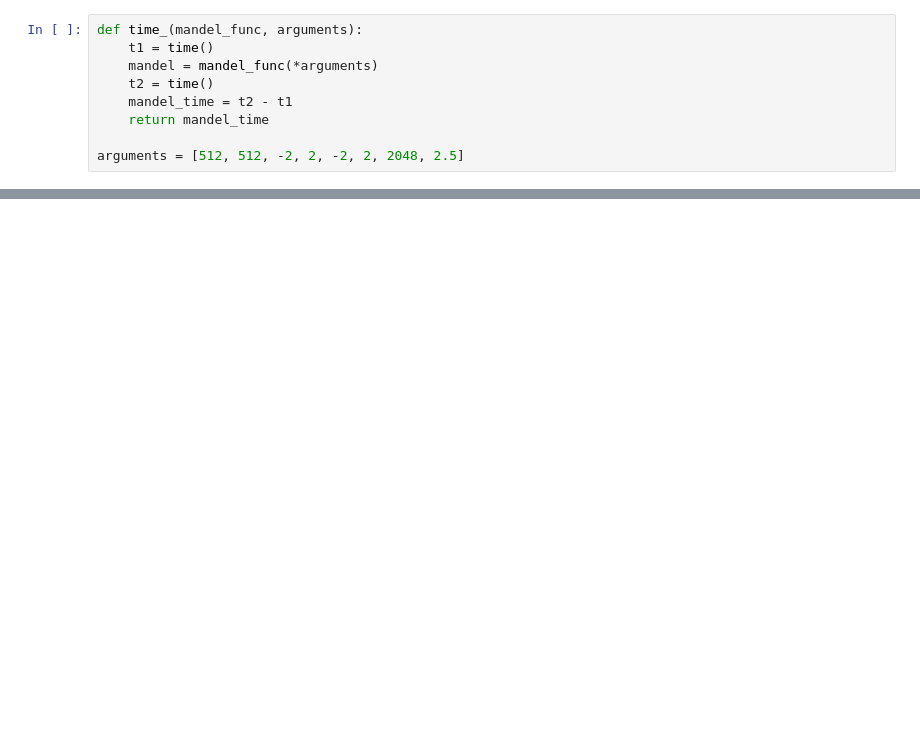
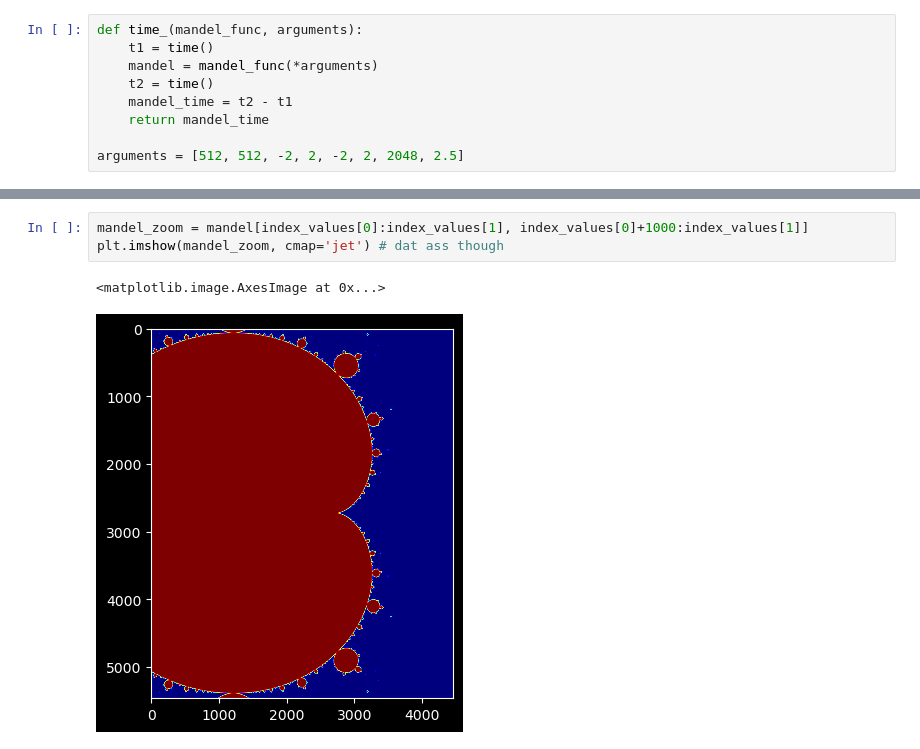
Before and after one commit to agentzero001/jupyter, a Jupyter notebook: Python_Libs/pycuda/mandelbrot_gpu.ipynb, the cells around one changed output, grey strips where cells are left out. Drawn from its saved outputs; the diff is of its cells as text; blank space fills up the shorter version.

```diff
--- a/Python_Libs/pycuda/mandelbrot_gpu.ipynb
+++ b/Python_Libs/pycuda/mandelbrot_gpu.ipynb
@@ -131,0 +147,6 @@ time_(gpu_mandelbrot, arguments)
+# %%
+mandel_zoom = mandel[index_values[0]:index_values[1], index_values[0]+1000:index_values[1]]
+plt.imshow(mandel_zoom, cmap='jet') # dat ass though
+# %% [output]
+<matplotlib.image.AxesImage at 0x...>
+[figure, added]
```
Also changed, not shown: parts of 10 cells of this notebook, 2 other files.
